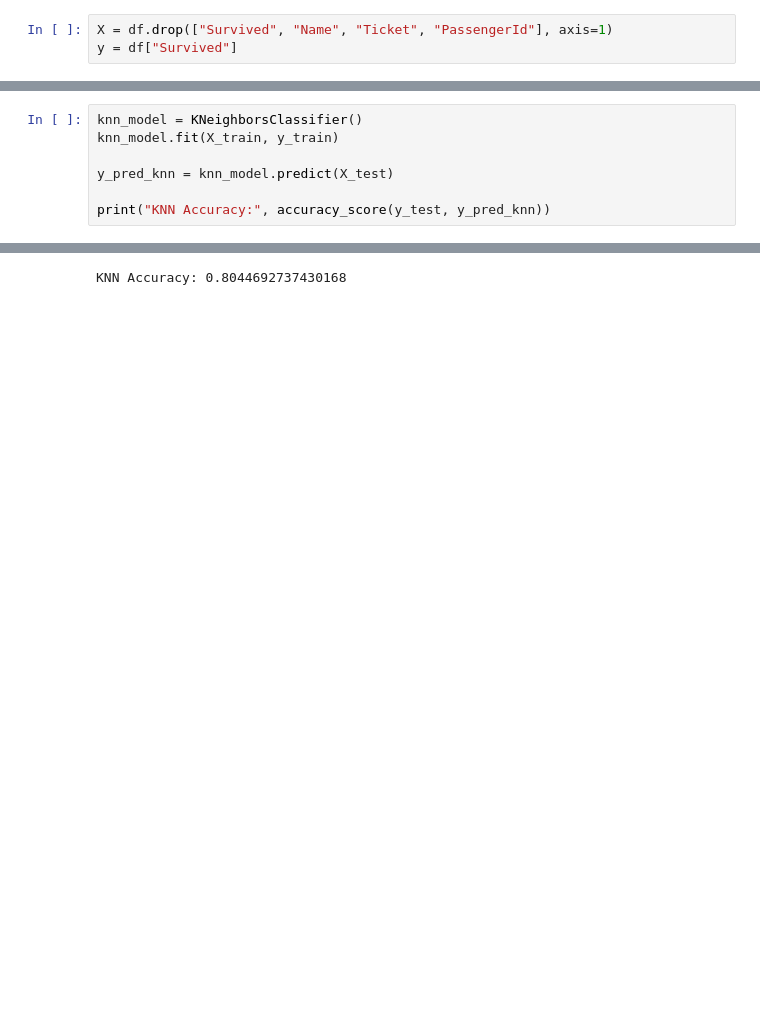
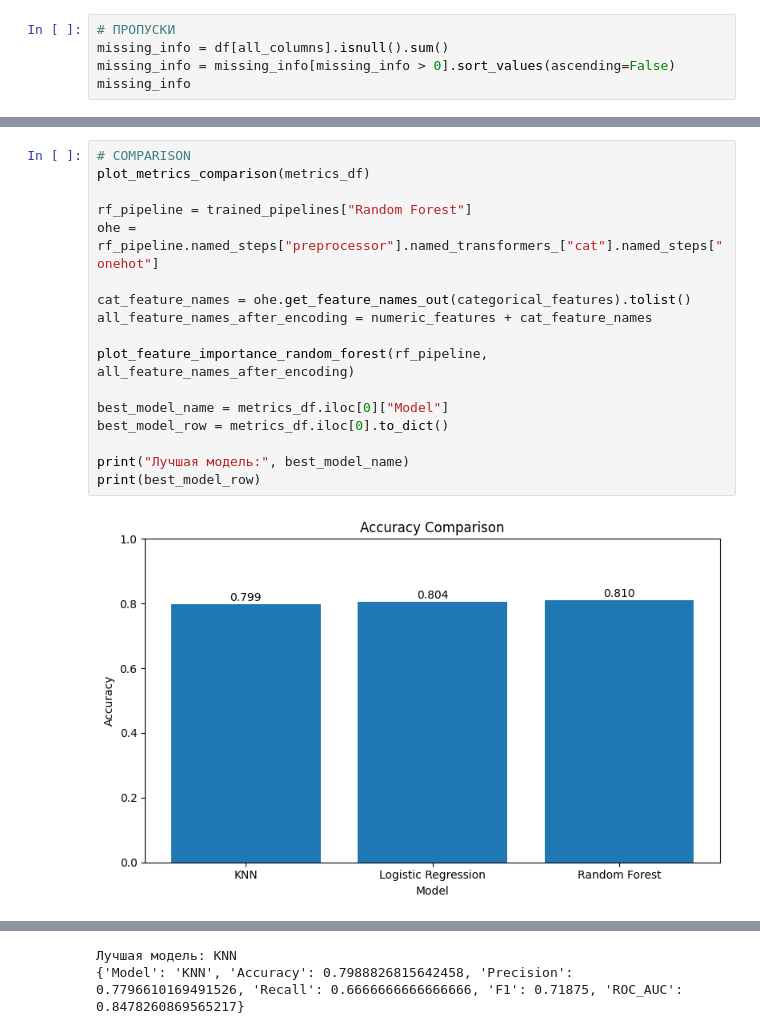
Before and after one commit to MeyiGi/tech-playground, a Jupyter notebook: data-minining/4_titanic/titanic.ipynb, the cells around one changed output, grey strips where cells are left out. Cells and saved outputs as stored; diff of their text form; blank space fills up the shorter version.

```diff
--- a/data-minining/4_titanic/titanic.ipynb
+++ b/data-minining/4_titanic/titanic.ipynb
@@ -61,3 +125,5 @@ df = pd.get_dummies(df, columns=["Sex", "Embarked"], drop_first=True)
 # %%
-X = df.drop(["Survived", "Name", "Ticket", "PassengerId"], axis=1)
-y = df["Survived"]
+# ПРОПУСКИ
+missing_info = df[all_columns].isnull().sum()
+missing_info = missing_info[missing_info > 0].sort_values(ascending=False)
+missing_info
@@ -90,8 +454,19 @@ Random Forest Accuracy: 0.8268156424581006
 # %%
-knn_model = KNeighborsClassifier()
-knn_model.fit(X_train, y_train)
+# COMPARISON
+plot_metrics_comparison(metrics_df)
 
-y_pred_knn = knn_model.predict(X_test)
+rf_pipeline = trained_pipelines["Random Forest"]
+ohe = rf_pipeline.named_steps["preprocessor"].named_transformers_["cat"].named_steps["onehot"]
 
-print("KNN Accuracy:", accuracy_score(y_test, y_pred_knn))
+cat_feature_names = ohe.get_feature_names_out(categorical_features).tolist()
+all_feature_names_after_encoding = numeric_features + cat_feature_names
+
+plot_feature_importance_random_forest(rf_pipeline, all_feature_names_after_encoding)
+
+best_model_name = metrics_df.iloc[0]["Model"]
+best_model_row = metrics_df.iloc[0].to_dict()
+
+print("Лучшая модель:", best_model_name)
+print(best_model_row)
 # %% [output]
+[figure, added]
@@ -98,2 +478,3 @@ print("KNN Accuracy:", accuracy_score(y_test, y_pred_knn))
-KNN Accuracy: 0.8044692737430168
+Лучшая модель: KNN
+{'Model': 'KNN', 'Accuracy': 0.7988826815642458, 'Precision': 0.7796610169491526, 'Recall': 0.6666666666666666, 'F1': 0.71875, 'ROC_AUC': 0.8478260869565217}
 # %%
```
Also changed, not shown: parts of 14 cells of this notebook, 22 other files.
